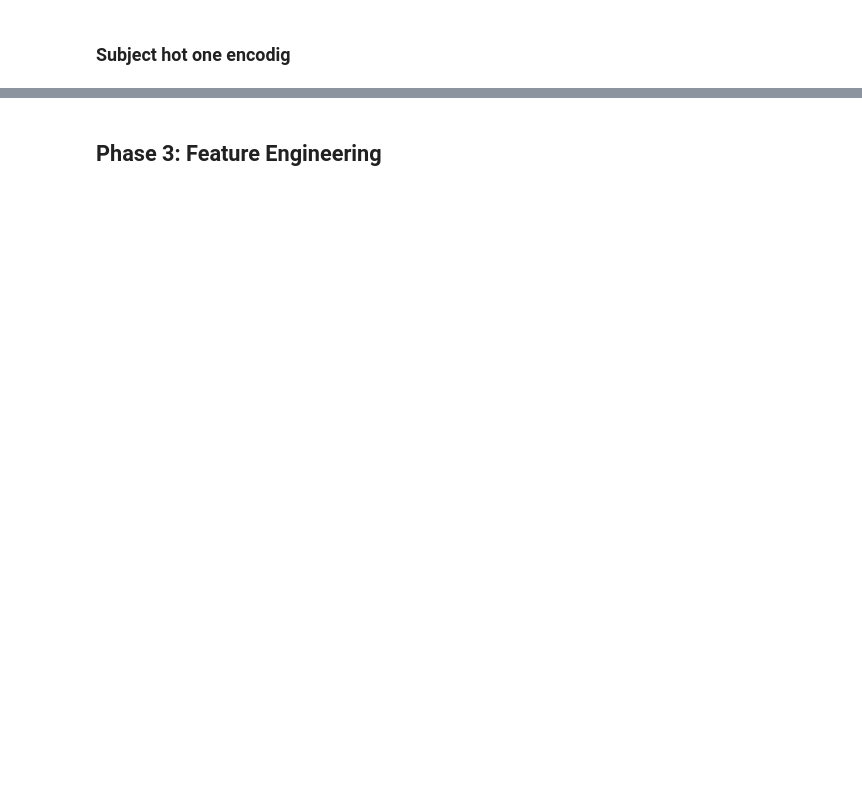
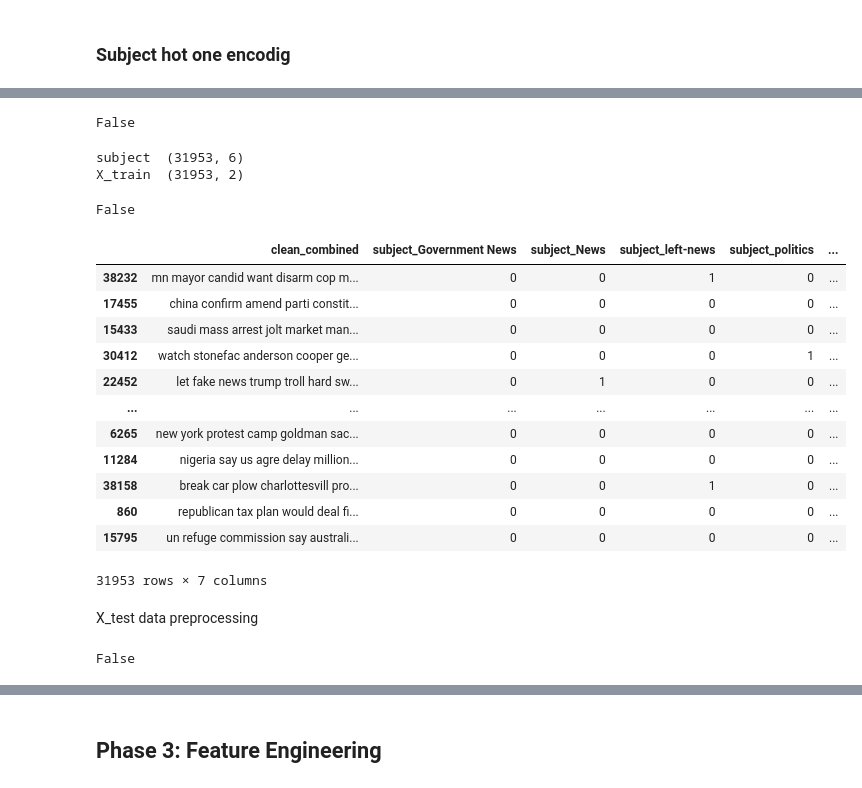
Before and after one commit to mobenet/nlp-project, a Jupyter notebook: nlp-news-model.ipynb, the cells around one changed output, grey strips where cells are left out. Drawn from its saved outputs; the diff is of its cells as text; code cells hidden in the pictures; blank space fills up the shorter version.

Commit message:
Update nlp-news data leak

```diff
--- a/nlp-news-model.ipynb
+++ b/nlp-news-model.ipynb
@@ -179,3 +288,5 @@ df['clean_combined']
 39940    break charlott news station report cop dash ca...
 39941    big mistak hillari prove america shes commit k...
 Name: clean_combined, Length: 39942, dtype: object
+# %%
+X_train.drop(columns=['title','text', 'combined'], inplace=True)
@@ -184,4 +319,2 @@ Name: clean_combined, Length: 39942, dtype: object
 # %%
-subject_hot = pd.get_dummies(df['subject'], prefix='subject', dtype=int)
-
-df_preprocess = pd.concat([df, subject_hot], axis=1)
+subject_hot = pd.get_dummies(X_train['subject'], prefix='subject', dtype=int)
@@ -204,0 +321,40 @@ Name: label, Length: 39942, dtype: int64
+# %%
+subject_hot.isnull().values.any()
+# %% [output]
+False
+# %%
+print('subject ',subject_hot.shape)
+print('X_train ',X_train.shape)
+# %% [output]
+subject  (31953, 6)
+X_train  (31953, 2)
+# %%
+X_train = pd.concat([X_train, subject_hot], axis=1)
+# %%
+X_train.isnull().values.any()
+# %% [output]
+False
+# %%
+X_train.drop(columns=['subject'], inplace=True)
+# %%
+X_train
+# %% [output]
+|  | clean_combined | subject_Government News | subject_News | subject_left-news | subject_politics | ... |
+| 38232 | mn mayor candid want disarm cop m... | 0 | 0 | 1 | 0 | ... |
+| 17455 | china confirm amend parti constit... | 0 | 0 | 0 | 0 | ... |
+| 15433 | saudi mass arrest jolt market man... | 0 | 0 | 0 | 0 | ... |
+| 30412 | watch stonefac anderson cooper ge... | 0 | 0 | 0 | 1 | ... |
+| 22452 | let fake news trump troll hard sw... | 0 | 1 | 0 | 0 | ... |
+| ... | ... | ... | ... | ... | ... | ... |
+| 6265 | new york protest camp goldman sac... | 0 | 0 | 0 | 0 | ... |
+| 11284 | nigeria say us agre delay million... | 0 | 0 | 0 | 0 | ... |
+| 38158 | break car plow charlottesvill pro... | 0 | 0 | 1 | 0 | ... |
+| 860 | republican tax plan would deal fi... | 0 | 0 | 0 | 0 | ... |
+| 15795 | un refuge commission say australi... | 0 | 0 | 0 | 0 | ... |
+31953 rows × 7 columns
+# %% [markdown]
+X_test data preprocessing
+# %%
+X_test.isnull().values.any()
+# %% [output]
+False
```
Also changed, not shown: parts of 46 cells of this notebook, 1 other file.
